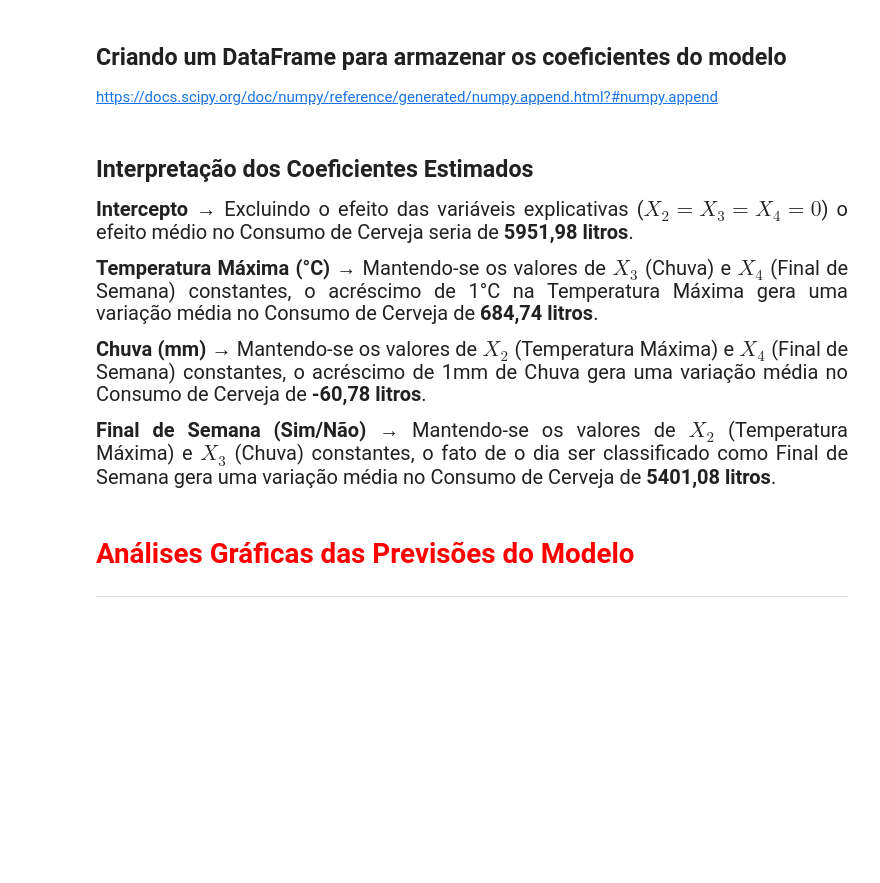
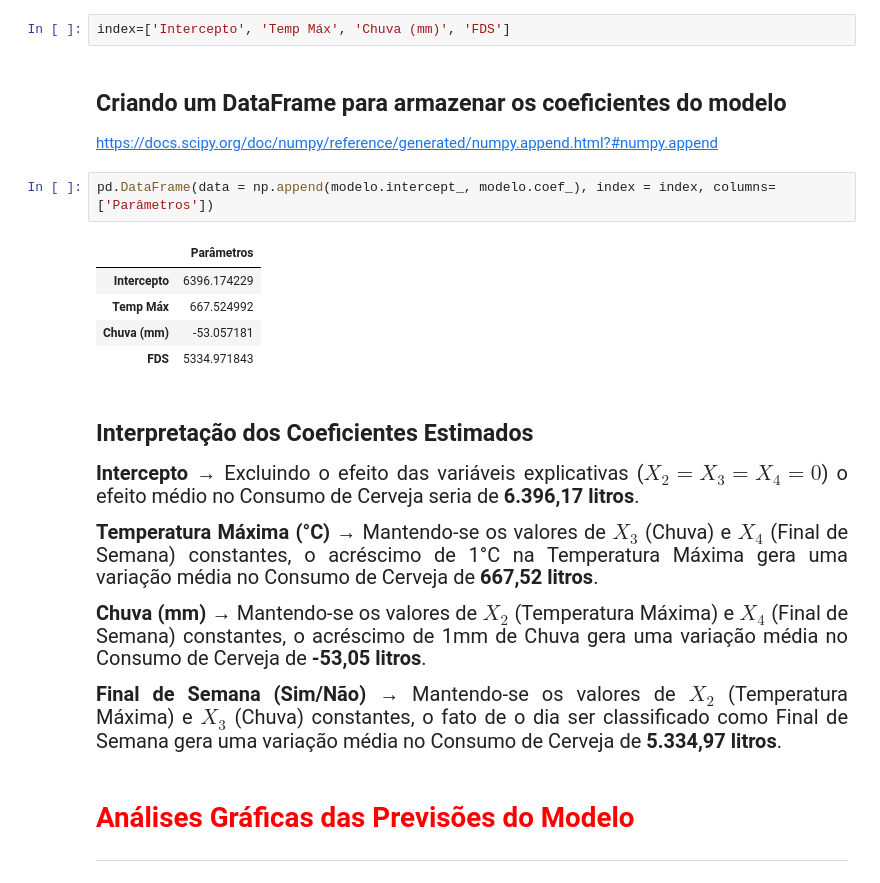
Before and after one commit to alvarengaricardo/regressao_linear_1, a Jupyter notebook: Regressao_Linear.ipynb, the cells around one changed output. Drawn from its saved outputs; the diff is of its cells as text; blank space fills up the shorter version.

```diff
--- a/Regressao_Linear.ipynb
+++ b/Regressao_Linear.ipynb
@@ -459,26 +479,36 @@ print('{0:.0f} litros'.format(modelo.predict(entrada)[0]))
 # %% [markdown]
 ## Criando uma lista com os nomes das variáveis do modelo
+# %%
+index=['Intercepto', 'Temp Máx', 'Chuva (mm)', 'FDS']
 # %% [markdown]
 ## Criando um DataFrame para armazenar os coeficientes do modelo
 
 https://docs.scipy.org/doc/numpy/reference/generated/numpy.append.html?#numpy.append
+# %%
+pd.DataFrame(data = np.append(modelo.intercept_, modelo.coef_), index = index, columns=['Parâmetros'])
+# %% [output]
+|  | Parâmetros |
+| Intercepto | 6396.174229 |
+| Temp Máx | 667.524992 |
+| Chuva (mm) | -53.057181 |
+| FDS | 5334.971843 |
 # %% [markdown]
 ## Interpretação dos Coeficientes Estimados
 
 <p style='font-size: 20px; line-height: 2; margin: 10px 50px; text-align: justify;'>
-<b>Intercepto</b> → Excluindo o efeito das variáveis explicativas ($X_2=X_3=X_4=0$) o efeito médio no Consumo de Cerveja seria de <b>5951,98 litros</b>.
+<b>Intercepto</b> → Excluindo o efeito das variáveis explicativas ($X_2=X_3=X_4=0$) o efeito médio no Consumo de Cerveja seria de <b>6.396,17 litros</b>.
 </p>
 
 <p style='font-size: 20px; line-height: 2; margin: 10px 50px; text-align: justify;'>
-<b>Temperatura Máxima (°C)</b> → Mantendo-se os valores de $X_3$ (Chuva) e $X_4$ (Final de Semana) constantes, o acréscimo de 1°C na Temperatura Máxima gera uma variação média no Consumo de Cerveja de <b>684,74 litros</b>.
+<b>Temperatura Máxima (°C)</b> → Mantendo-se os valores de $X_3$ (Chuva) e $X_4$ (Final de Semana) constantes, o acréscimo de 1°C na Temperatura Máxima gera uma variação média no Consumo de Cerveja de <b>667,52 litros</b>.
 </p>
 
 <p style='font-size: 20px; line-height: 2; margin: 10px 50px; text-align: justify;'>
-<b>Chuva (mm)</b> → Mantendo-se os valores de $X_2$ (Temperatura Máxima) e $X_4$ (Final de Semana) constantes, o acréscimo de 1mm de Chuva gera uma variação média no Consumo de Cerveja de <b>-60,78 litros</b>.
+<b>Chuva (mm)</b> → Mantendo-se os valores de $X_2$ (Temperatura Máxima) e $X_4$ (Final de Semana) constantes, o acréscimo de 1mm de Chuva gera uma variação média no Consumo de Cerveja de <b>-53,05 litros</b>.
 </p>
 
 <p style='font-size: 20px; line-height: 2; margin: 10px 50px; text-align: justify;'>
-<b>Final de Semana (Sim/Não)</b> → Mantendo-se os valores de $X_2$ (Temperatura Máxima) e $X_3$ (Chuva) constantes, o fato de o dia ser classificado como Final de Semana gera uma variação média no Consumo de Cerveja de <b>5401,08 litros</b>.
+<b>Final de Semana (Sim/Não)</b> → Mantendo-se os valores de $X_2$ (Temperatura Máxima) e $X_3$ (Chuva) constantes, o fato de o dia ser classificado como Final de Semana gera uma variação média no Consumo de Cerveja de <b>5.334,97 litros</b>.
 </p>
 # %% [markdown]
 # <font color='red' style='font-size: 30px;'>Análises Gráficas das Previsões do Modelo</font>
```
Also changed, not shown: parts of 5 cells of this notebook.
